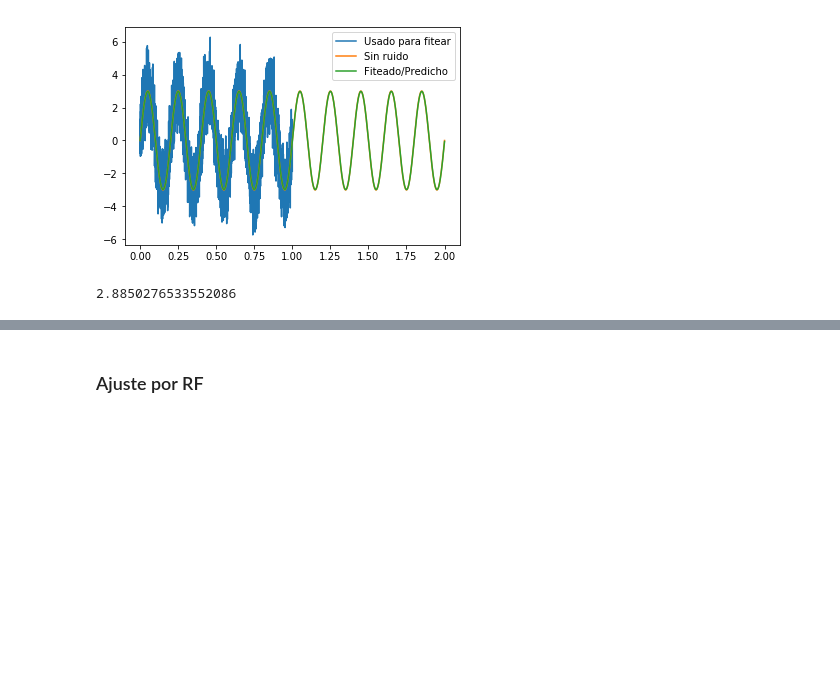
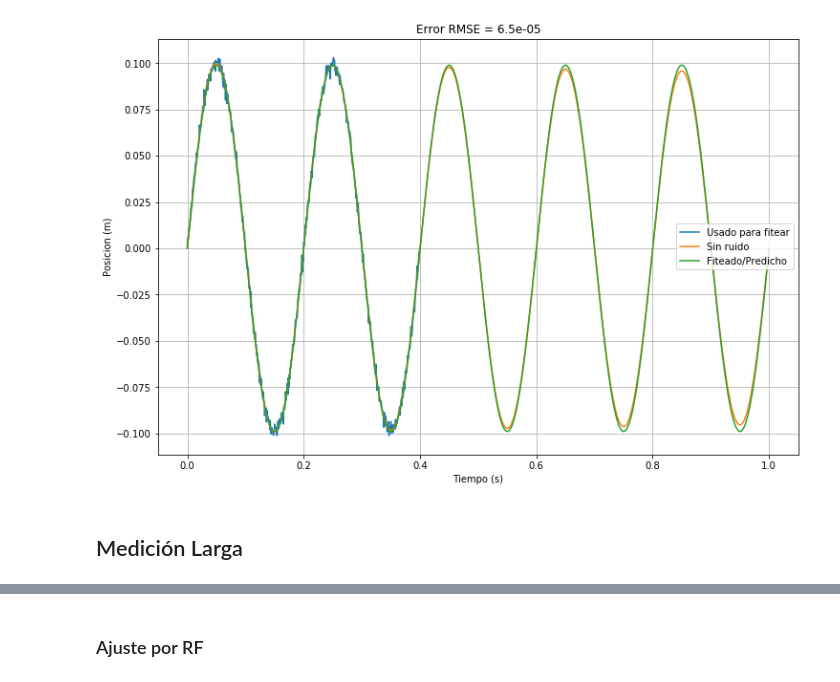
Before and after one commit to stellasm/repo_aa, a Jupyter notebook: tp2_posible_ejemplo.ipynb, the cells around one changed output, grey strips where cells are left out. Drawn from its saved outputs; the diff is of its cells as text; code cells hidden in the pictures; blank space fills up the shorter version.

```diff
--- a/tp2_posible_ejemplo.ipynb
+++ b/tp2_posible_ejemplo.ipynb
@@ -9,10 +12,11 @@ def funcArmonica(x, a, b):
 # %%
-n_periodo = 1000
-t_final = 2
-amp = 3.0
+n_periodo = 250
+t_final = 1
+amp = 0.10
 freq = 5.0 # Hz
 N = int(n_periodo*t_final*freq)
 t_data = np.linspace(0, t_final, N)
-y_sr = funcArmonica(t_data, amp, freq)
-y_data = y_sr + 1.0*np.random.normal(size = N)
+gamma = 0.05
+y_sr = funcAmortiguada(t_data, amp, freq, gamma)
+y_data = y_sr + 0.0025*np.random.normal(size = N)
 # %%
@@ -27,5 +34,5 @@ plt.show()
 # %%
-params, params_covariance = optimize.curve_fit(funcArmonica, t_data[0:2*n_periodo], y_data[0:2*n_periodo], bounds=(1, [5, 10]))
+params, params_covariance = optimize.curve_fit(funcArmonica, t_data[0:2*n_periodo], y_data[0:2*n_periodo], bounds=(0, [1, 10]))
 print(params)
 print(params_covariance)
 # %% [output]
@@ -34,0 +42,4 @@ print(params_covariance)
+# %%
+error = np.sqrt(np.sum((funcArmonica(t_data[2*n_periodo:], params[0], params[1]) - y_sr[2*n_periodo:])**2))
+error = error/(N - 2*n_periodo)
+print(round(error,6))
@@ -35,14 +48,16 @@ print(params_covariance)
 # %%
-plt.plot(t_data[0:N//2],y_data[0:N//2], label = 'Usado para fitear')
+plt.figure(figsize=(12,8))
+plt.plot(t_data[0:2*n_periodo],y_data[0:2*n_periodo], label = 'Usado para fitear')
 plt.plot(t_data, y_sr,label='Sin ruido')
 plt.plot(t_data, funcArmonica(t_data, params[0], params[1]),label='Fiteado/Predicho')
-
+plt.title('Error RMSE = ' + str(round(error,6)))
+plt.xlabel('Tiempo (s)')
+plt.ylabel('Posicion (m)')
+plt.grid()
 plt.legend(loc='best')
+plt.savefig('OA_ajuste', dpi = 500)
 plt.show()
 # %% [output]
-[figure, old version]
+[figure, new version]
-# %%
-error = np.sqrt(np.sum((funcArmonica(t_data, params[0], params[1]) - y_sr)**2))
-print(error)
-# %% [output]
-2.8850276533552086
+# %% [markdown]
+## Medición Larga
```
Also changed, not shown: parts of 26 cells of this notebook.
